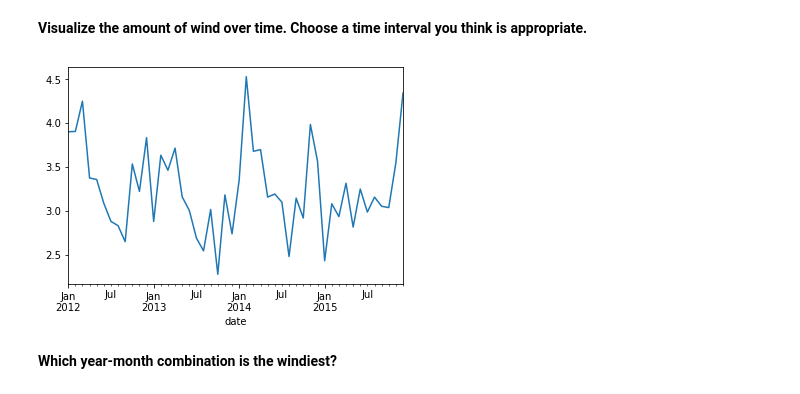
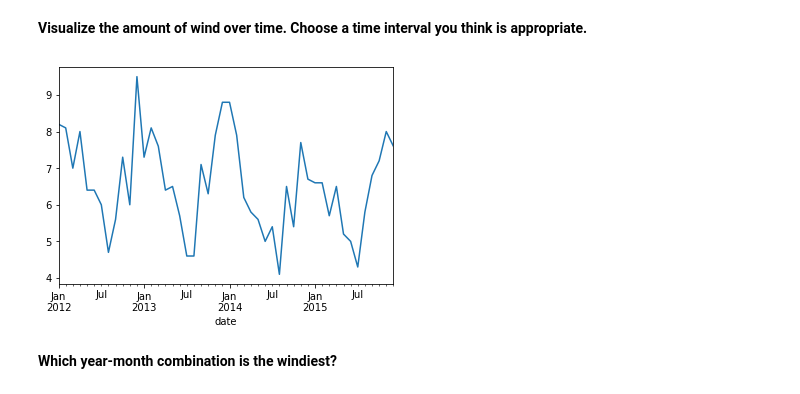
Before and after one commit to dlmitc3/time-series-exercises, a Jupyter notebook: Working_with_Time_Series_Data.ipynb, the cells around one changed output. Saved outputs shown, nothing was run; the diff lists cells and outputs as text; code cells hidden in the pictures.

```diff
--- a/Working_with_Time_Series_Data.ipynb
+++ b/Working_with_Time_Series_Data.ipynb
@@ -239,10 +262,10 @@ plt.show()
 # %% [markdown]
 **Visualize the amount of wind over time. Choose a time interval you think is appropriate.**
 # %%
-df1.wind.resample('M').mean().plot()
+df1.wind.resample('M').max().plot()
 plt.show()
 # %% [output]
-[figure, old version]
+[figure, new version]
 # %% [markdown]
 **Which year-month combination is the windiest?**
 # %%
```
Also changed, not shown: parts of 9 cells of this notebook, 3 other files.
